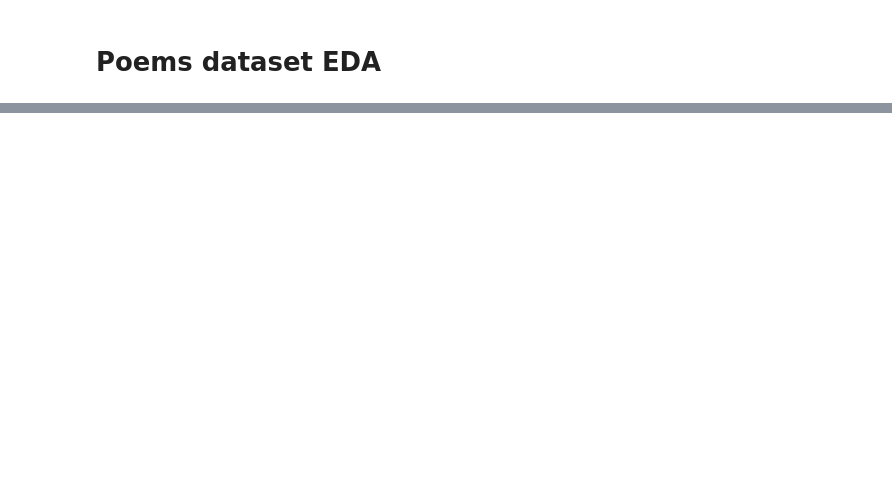
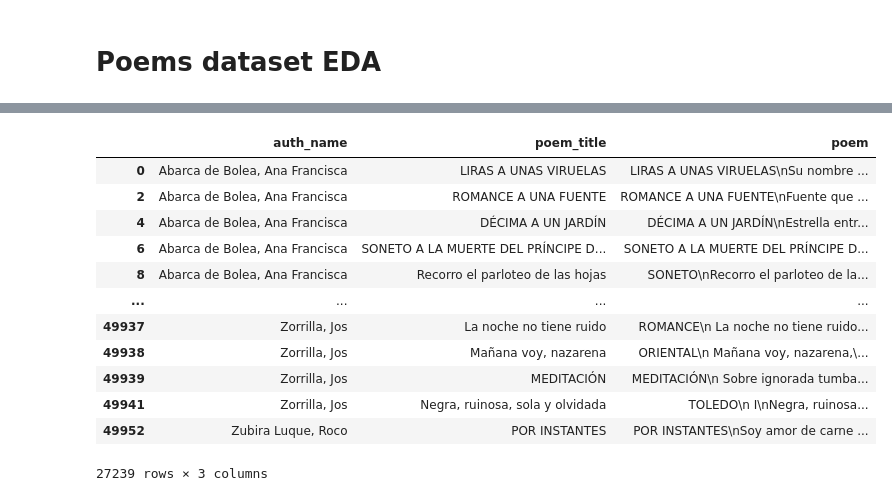
Before and after one commit to DavidLeirado/AiLan-P0e-m, a Jupyter notebook: notebooks/data_exploration.ipynb, the cells around one changed output, grey strips where cells are left out. Drawn from its saved outputs; the diff is of its cells as text; code cells hidden in the pictures; blank space fills up the shorter version.

```diff
--- a/notebooks/data_exploration.ipynb
+++ b/notebooks/data_exploration.ipynb
@@ -13,5 +16,5 @@ os.environ.get("SCRAPER_SEPARATOR")
 # %%
-path_data = "./spanish_poems_dataset.csv"
-df = pd.read_csv(path_data, sep=os.environ.get("SCRAPER_SEPARATOR"), encoding="utf8")
+path_data = "./spanish_poems_dataset.json"
+df = pd.read_json(path_data, encoding="latin-1")
 df.head()
 # %% [output]
@@ -27,2 +39,16 @@ print(df.iloc[5].Poem.replace("<SALTO>", "\n"))
 # %%
-df.index
+df
+# %% [output]
+|  | auth_name | poem_title | poem |
+| 0 | Abarca de Bolea, Ana Francisca | LIRAS A UNAS VIRUELAS | LIRAS A UNAS VIRUELAS\nSu nombre ... |
+| 2 | Abarca de Bolea, Ana Francisca | ROMANCE A UNA FUENTE | ROMANCE A UNA FUENTE\nFuente que ... |
+| 4 | Abarca de Bolea, Ana Francisca | DÉCIMA A UN JARDÍN | DÉCIMA A UN JARDÍN\nEstrella entr... |
+| 6 | Abarca de Bolea, Ana Francisca | SONETO A LA MUERTE DEL PRÍNCIPE D... | SONETO A LA MUERTE DEL PRÍNCIPE D... |
+| 8 | Abarca de Bolea, Ana Francisca | Recorro el parloteo de las hojas | SONETO\nRecorro el parloteo de la... |
+| ... | ... | ... | ... |
+| 49937 | Zorrilla, Jos | La noche no tiene ruido | ROMANCE\n La noche no tiene ruido... |
+| 49938 | Zorrilla, Jos | Mañana voy, nazarena | ORIENTAL\n Mañana voy, nazarena,\... |
+| 49939 | Zorrilla, Jos | MEDITACIÓN | MEDITACIÓN\n Sobre ignorada tumba... |
+| 49941 | Zorrilla, Jos | Negra, ruinosa, sola y olvidada | TOLEDO\n I\nNegra, ruinosa... |
+| 49952 | Zubira Luque, Roco | POR INSTANTES | POR INSTANTES\nSoy amor de carne ... |
+27239 rows × 3 columns
```
Also changed, not shown: parts of 36 cells of this notebook.
